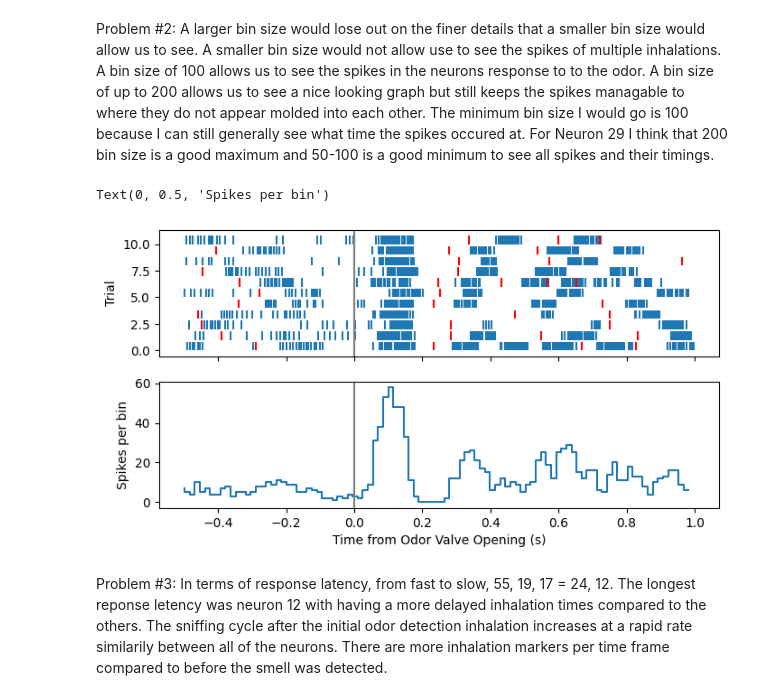
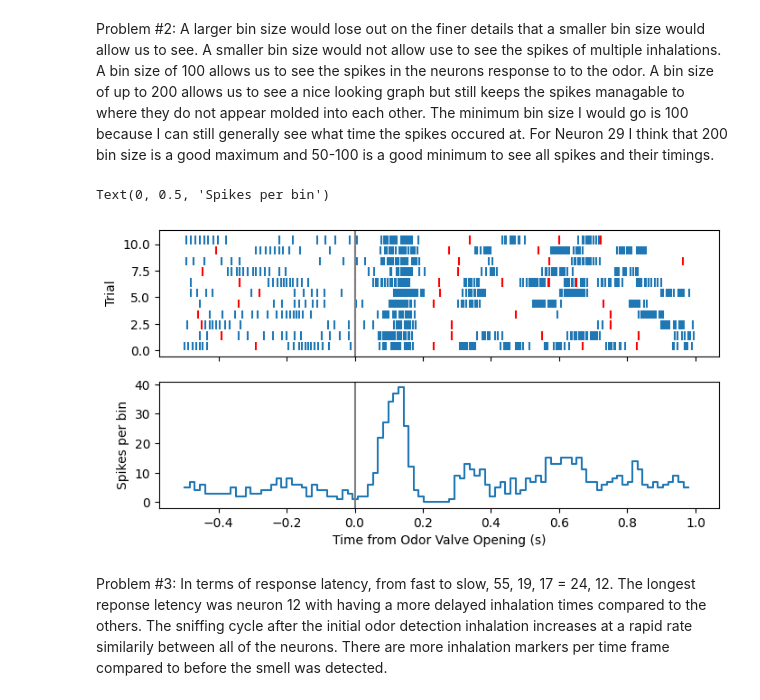
Before and after one commit to msmoleres/ELEC-380, a Jupyter notebook: Homework_1.ipynb, the cells around one changed output. Drawn from its saved outputs; the diff is of its cells as text; code cells hidden in the pictures.

```diff
--- a/Homework_1.ipynb
+++ b/Homework_1.ipynb
@@ -179,34 +179,34 @@ Problem #2: A larger bin size would lose out on the finer details that a smaller
 # %%
 ###Problem #3 Code ###
 odor = 12
-neuron = 24
+neuron = 17
 
 fig, ax = plt.subplots(2,1, figsize=(8,4), sharex=True) # note that now ax is a vector of size 2
 
 all_relative_spikes = [] # we'll use this to accumuluate
 
 for trial, ovt in enumerate(odor_inhalation_times[odor]): # "enumerate" takes a list and returns (index, item) for each item in the list
   relative_spikes = find_nearby_spikes(spike_times[neuron], ovt)
   all_relative_spikes.append(relative_spikes)
   plot_ticks(relative_spikes, trial, ax=ax[0]) # we'll use the trial number as our y-location, so the first trial is at the bottom
 
   relative_breaths = find_nearby_spikes(inhalation_times, ovt) # find inhalation times that happen within our trial window
   plot_ticks(relative_breaths, trial, ax=ax[0], colors='r')
 
 ax[0].axvline(0, color='gray')
 ax[0].set_ylabel('Trial')
 
 all_relative_spikes = np.hstack(all_relative_spikes) # convert a list of numpy arrays by stacking them end to end
 hist, edges = np.histogram(all_relative_spikes,100) # calculate a histogram of our spiking data
 ax[1].step(edges[:-1], hist) # plot it on the second axis, using the left end of the bin as the edges of steps
 ax[1].axvline(0, color='gray')
 
 
 ax[1].set_xlabel('Time from Odor Valve Opening (s)')
 ax[1].set_ylabel('Spikes per bin')
 # %% [output]
 Text(0, 0.5, 'Spikes per bin')
-[figure, old version]
+[figure, new version]
 # %% [markdown]
 Problem #3: In terms of response latency, from fast to slow, 55, 19, 17 = 24, 12. The longest reponse letency was neuron 12 with having a more delayed inhalation times compared to the others. The sniffing cycle after the initial odor detection inhalation increases at a rapid rate similarily between all of the neurons. There are more inhalation markers per time frame compared to before the smell was detected.
 # %%
```
